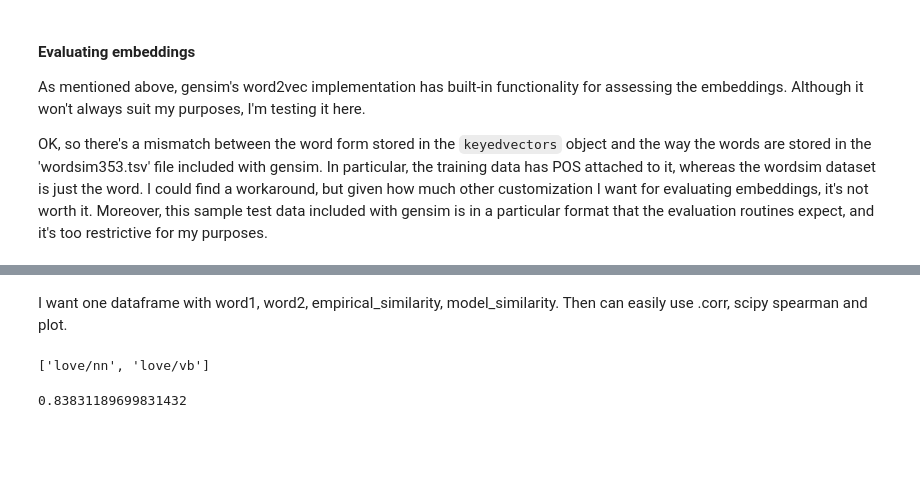
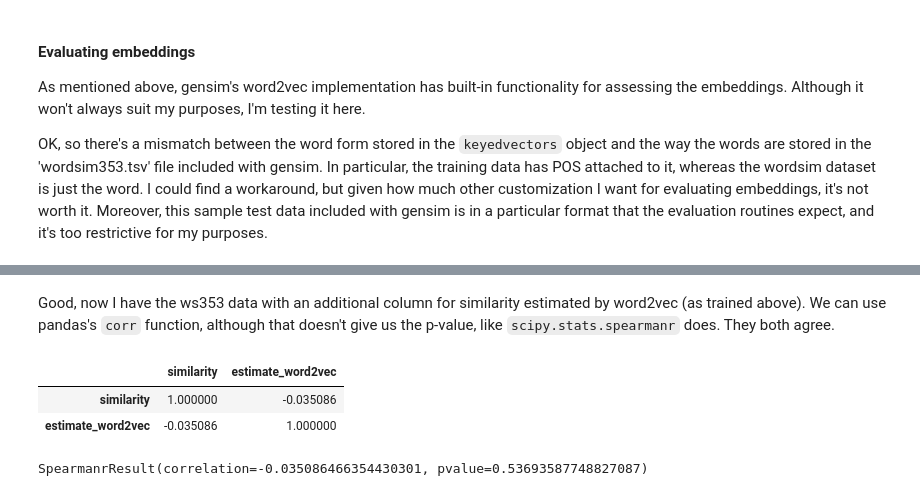
Before and after one commit to geoffbacon/eval, a Jupyter notebook: scripts/baselines.ipynb, the cells around one changed output, grey strips where cells are left out. Drawn from its saved outputs; the diff is of its cells as text; code cells hidden in the pictures; blank space fills up the shorter version.

```diff
--- a/scripts/baselines.ipynb
+++ b/scripts/baselines.ipynb
@@ -127,7 +200,9 @@ ws353
-# %% [markdown]
-I want one dataframe with word1, word2, empirical_similarity, model_similarity. Then can easily use .corr, scipy spearman and plot.
-# %%
-[c for c in df.columns if c.split('/')[0] == 'love']
-# %% [output]
-['love/nn', 'love/vb']
+# %% [markdown]
+Good, now I have the ws353 data with an additional column for similarity estimated by word2vec (as trained above). We can use pandas's `corr` function, although that doesn't give us the p-value, like `scipy.stats.spearmanr` does. They both agree.
+# %%
+ws353[['similarity', 'estimate_word2vec']].corr('spearman')
+# %% [output]
+|  | similarity | estimate_word2vec |
+| similarity | 1.000000 | -0.035086 |
+| estimate_word2vec | -0.035086 | 1.000000 |
 # %%
@@ -140,4 +210,5 @@ def model_similarity(embeddings, word1, word2):
-# %%
-model_similarity(df, 'sugar/nn', 'approach/nn')
-# %% [output]
-0.83831189699831432
+# %%
+ws353_without_nan = ws353[['similarity', 'estimate_word2vec']].dropna()
+spearmanr(ws353_without_nan['similarity'], ws353_without_nan['estimate_word2vec'])
+# %% [output]
+SpearmanrResult(correlation=-0.035086466354430301, pvalue=0.53693587748827087)
```
Also changed, not shown: parts of 19 cells of this notebook.
